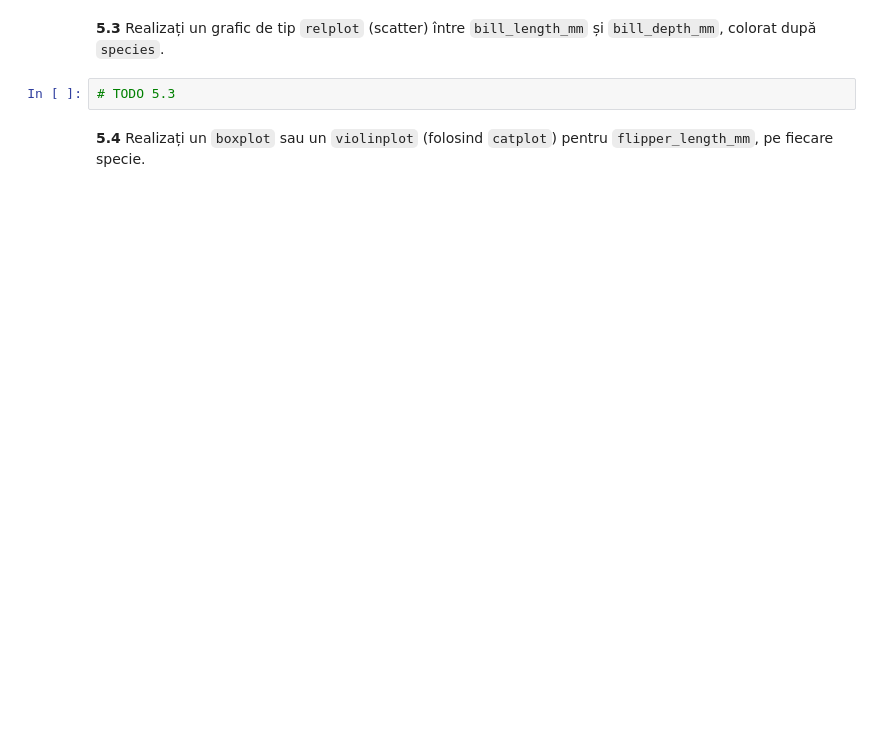
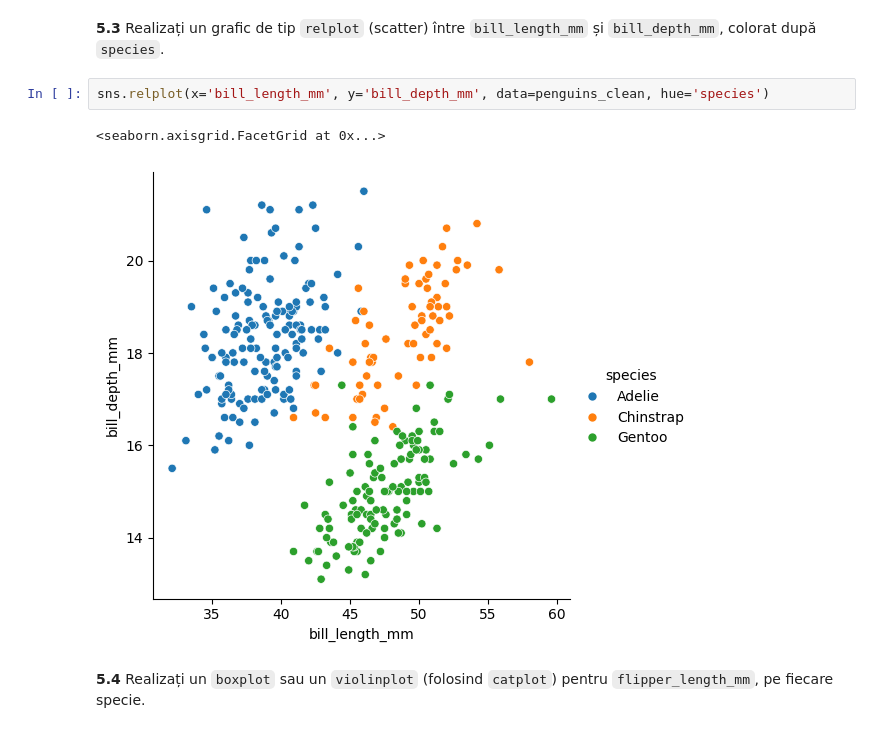
Before and after one commit to daniela-gudumac/ML-Seminar-GudumacDaniela, a Jupyter notebook: Tema_Laborator_2_ML.ipynb, the cells around one changed output. Drawn from its saved outputs; the diff is of its cells as text; blank space fills up the shorter version.

```diff
--- a/Tema_Laborator_2_ML.ipynb
+++ b/Tema_Laborator_2_ML.ipynb
@@ -111,7 +253,10 @@ penguins_df.head()
 # %% [markdown]
 **5.3** Realizați un grafic de tip `relplot` (scatter) între `bill_length_mm` și `bill_depth_mm`, colorat după `species`.
 # %%
-# TODO 5.3
+sns.relplot(x='bill_length_mm', y='bill_depth_mm', data=penguins_clean, hue='species')
+# %% [output]
+<seaborn.axisgrid.FacetGrid at 0x...>
+[figure, added]
 # %% [markdown]
 **5.4** Realizați un `boxplot` sau un `violinplot` (folosind `catplot`) pentru `flipper_length_mm`, pe fiecare specie.
 # %%
```
Also changed, not shown: parts of 20 cells of this notebook, 1 other file.
